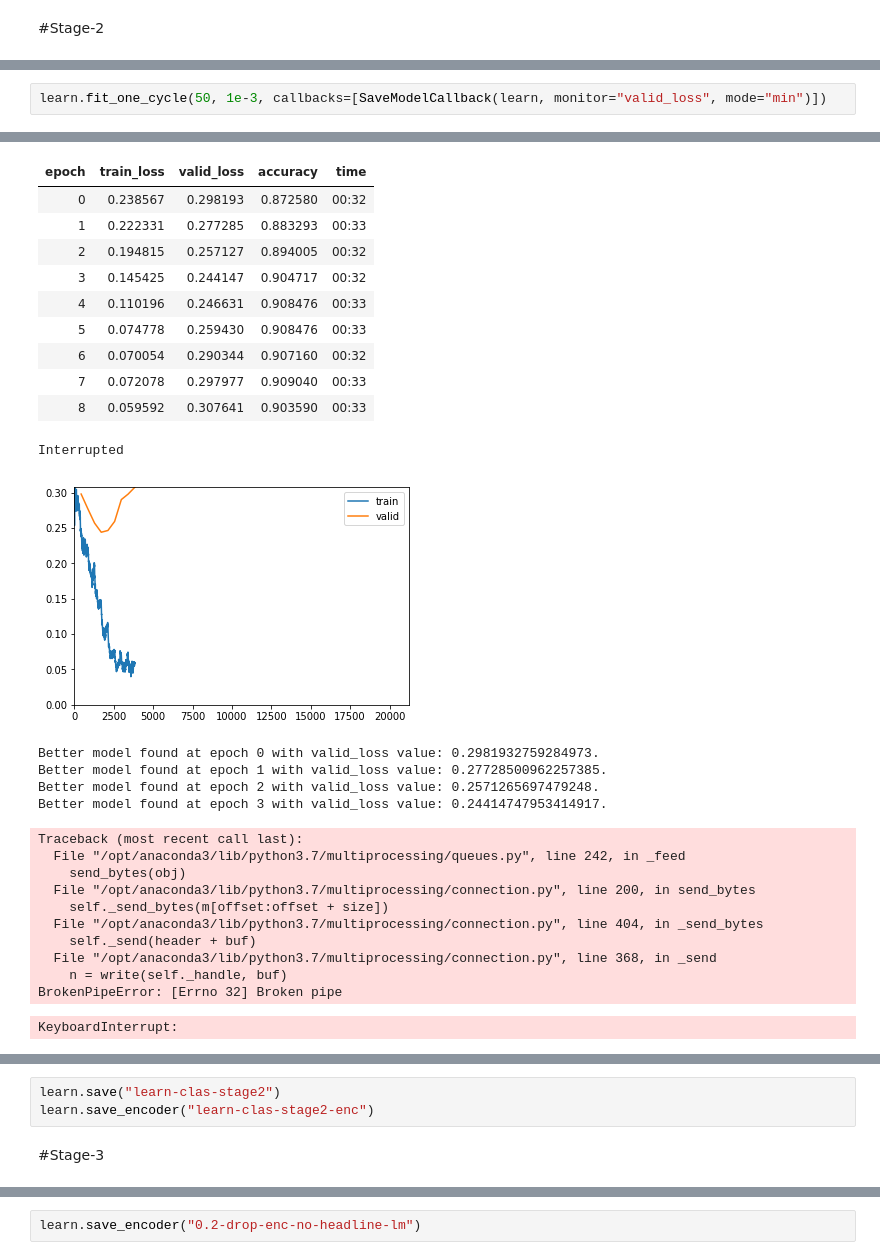
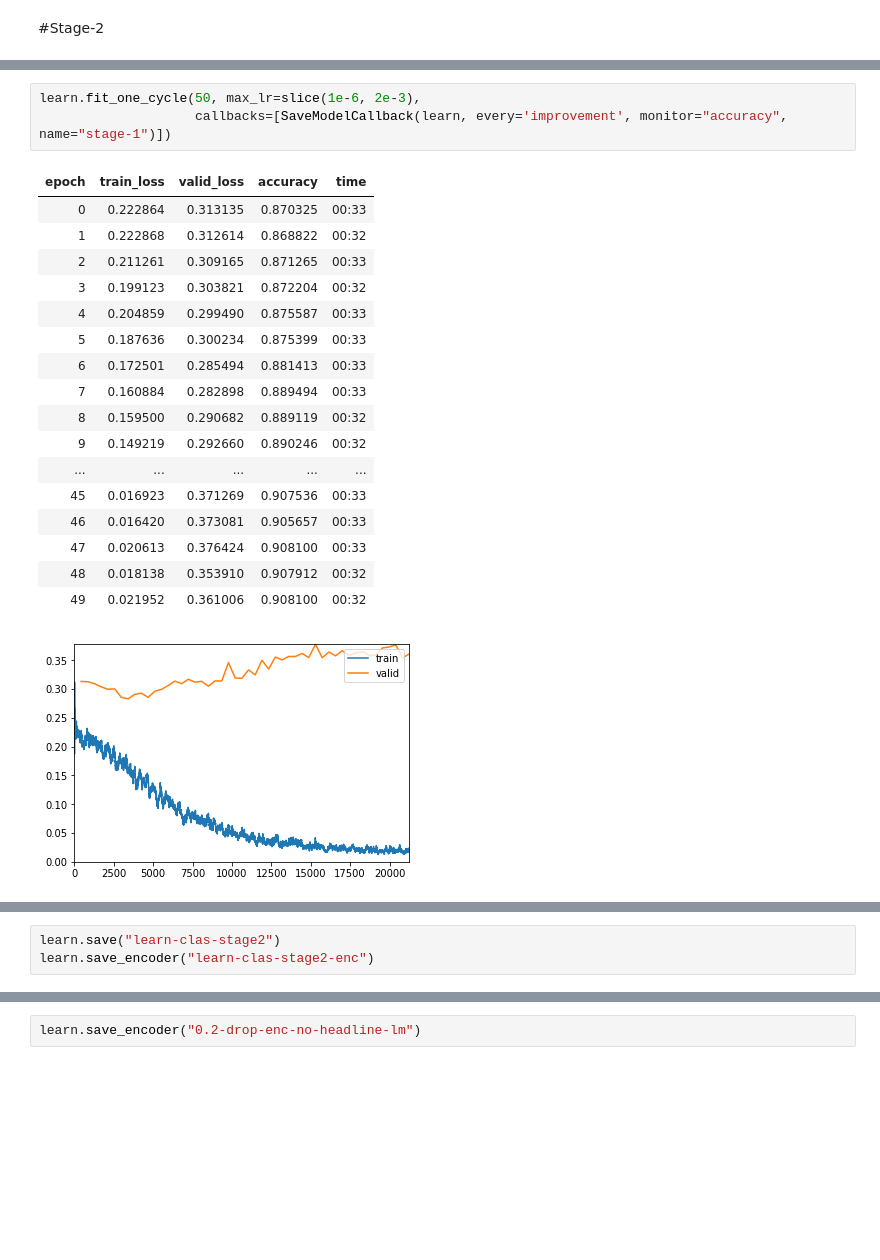
Before and after one commit to VicenteMoraes/SarcasmDetector, a Jupyter notebook: Classifier.ipynb, the cells around one changed output, grey strips where cells are left out. Saved outputs shown, nothing was run; the diff lists cells and outputs as text; blank space fills up the shorter version.

```diff
--- a/Classifier.ipynb
+++ b/Classifier.ipynb
@@ -88,3 +90,22 @@ LR Finder is complete, type {learner_name}.recorder.plot() to see the graph.
 # %%
-learn.fit_one_cycle(50, 1e-3, callbacks=[SaveModelCallback(learn, monitor="valid_loss", mode="min")])
+learn.fit_one_cycle(50, max_lr=slice(1e-6, 2e-3),
+                    callbacks=[SaveModelCallback(learn, every='improvement', monitor="accuracy", name="stage-1")])
 # %% [output]
+| epoch | train_loss | valid_loss | accuracy | time |
+| 0 | 0.222864 | 0.313135 | 0.870325 | 00:33 |
+| 1 | 0.222868 | 0.312614 | 0.868822 | 00:32 |
+| 2 | 0.211261 | 0.309165 | 0.871265 | 00:33 |
+| 3 | 0.199123 | 0.303821 | 0.872204 | 00:32 |
+| 4 | 0.204859 | 0.299490 | 0.875587 | 00:33 |
+| 5 | 0.187636 | 0.300234 | 0.875399 | 00:33 |
+| 6 | 0.172501 | 0.285494 | 0.881413 | 00:33 |
+| 7 | 0.160884 | 0.282898 | 0.889494 | 00:33 |
+| 8 | 0.159500 | 0.290682 | 0.889119 | 00:32 |
+| 9 | 0.149219 | 0.292660 | 0.890246 | 00:32 |
+| ... | ... | ... | ... | ... |
+| 45 | 0.016923 | 0.371269 | 0.907536 | 00:33 |
+| 46 | 0.016420 | 0.373081 | 0.905657 | 00:33 |
+| 47 | 0.020613 | 0.376424 | 0.908100 | 00:33 |
+| 48 | 0.018138 | 0.353910 | 0.907912 | 00:32 |
+| 49 | 0.021952 | 0.361006 | 0.908100 | 00:32 |
+[figure, new version]
@@ -92,27 +128,0 @@ learn.fit_one_cycle(50, 1e-3, callbacks=[SaveModelCallback(learn, monitor="valid
-| epoch | train_loss | valid_loss | accuracy | time |
-| 0 | 0.238567 | 0.298193 | 0.872580 | 00:32 |
-| 1 | 0.222331 | 0.277285 | 0.883293 | 00:33 |
-| 2 | 0.194815 | 0.257127 | 0.894005 | 00:32 |
-| 3 | 0.145425 | 0.244147 | 0.904717 | 00:32 |
-| 4 | 0.110196 | 0.246631 | 0.908476 | 00:33 |
-| 5 | 0.074778 | 0.259430 | 0.908476 | 00:33 |
-| 6 | 0.070054 | 0.290344 | 0.907160 | 00:32 |
-| 7 | 0.072078 | 0.297977 | 0.909040 | 00:33 |
-| 8 | 0.059592 | 0.307641 | 0.903590 | 00:33 |
-Interrupted
-[figure, old version]
-Better model found at epoch 0 with valid_loss value: 0.2981932759284973.
-Better model found at epoch 1 with valid_loss value: 0.27728500962257385.
-Better model found at epoch 2 with valid_loss value: 0.2571265697479248.
-Better model found at epoch 3 with valid_loss value: 0.24414747953414917.
-Traceback (most recent call last):
-  File "/opt/anaconda3/lib/python3.7/multiprocessing/queues.py", line 242, in _feed
-    send_bytes(obj)
-  File "/opt/anaconda3/lib/python3.7/multiprocessing/connection.py", line 200, in send_bytes
-    self._send_bytes(m[offset:offset + size])
-  File "/opt/anaconda3/lib/python3.7/multiprocessing/connection.py", line 404, in _send_bytes
-    self._send(header + buf)
-  File "/opt/anaconda3/lib/python3.7/multiprocessing/connection.py", line 368, in _send
-    n = write(self._handle, buf)
-BrokenPipeError: [Errno 32] Broken pipe
-KeyboardInterrupt:
@@ -120,5 +129,3 @@ KeyboardInterrupt:
 # %%
 learn.save("learn-clas-stage2")
 learn.save_encoder("learn-clas-stage2-enc")
-# %% [markdown]
-#Stage-3
```
Also changed, not shown: parts of 8 cells of this notebook.
